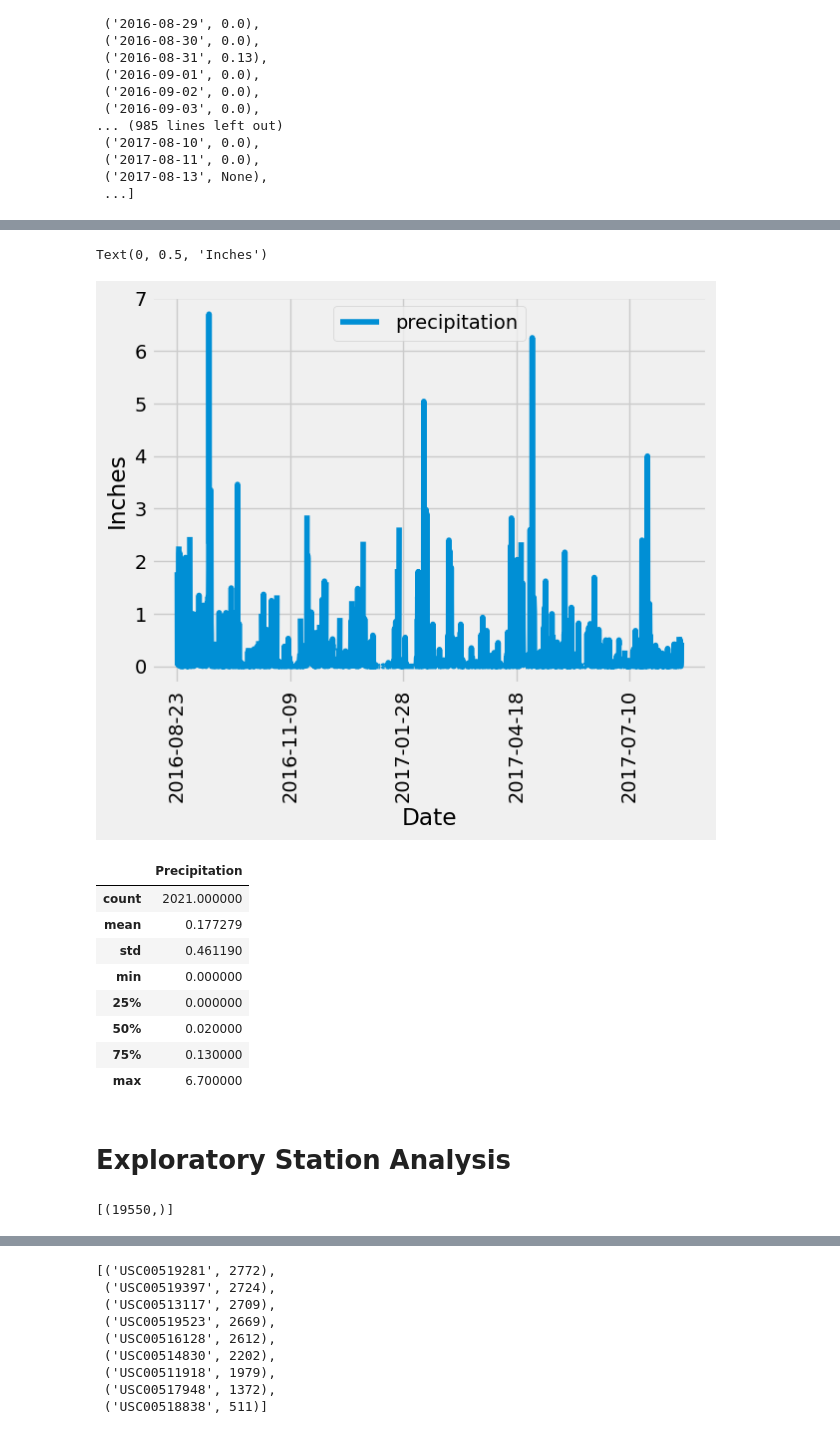
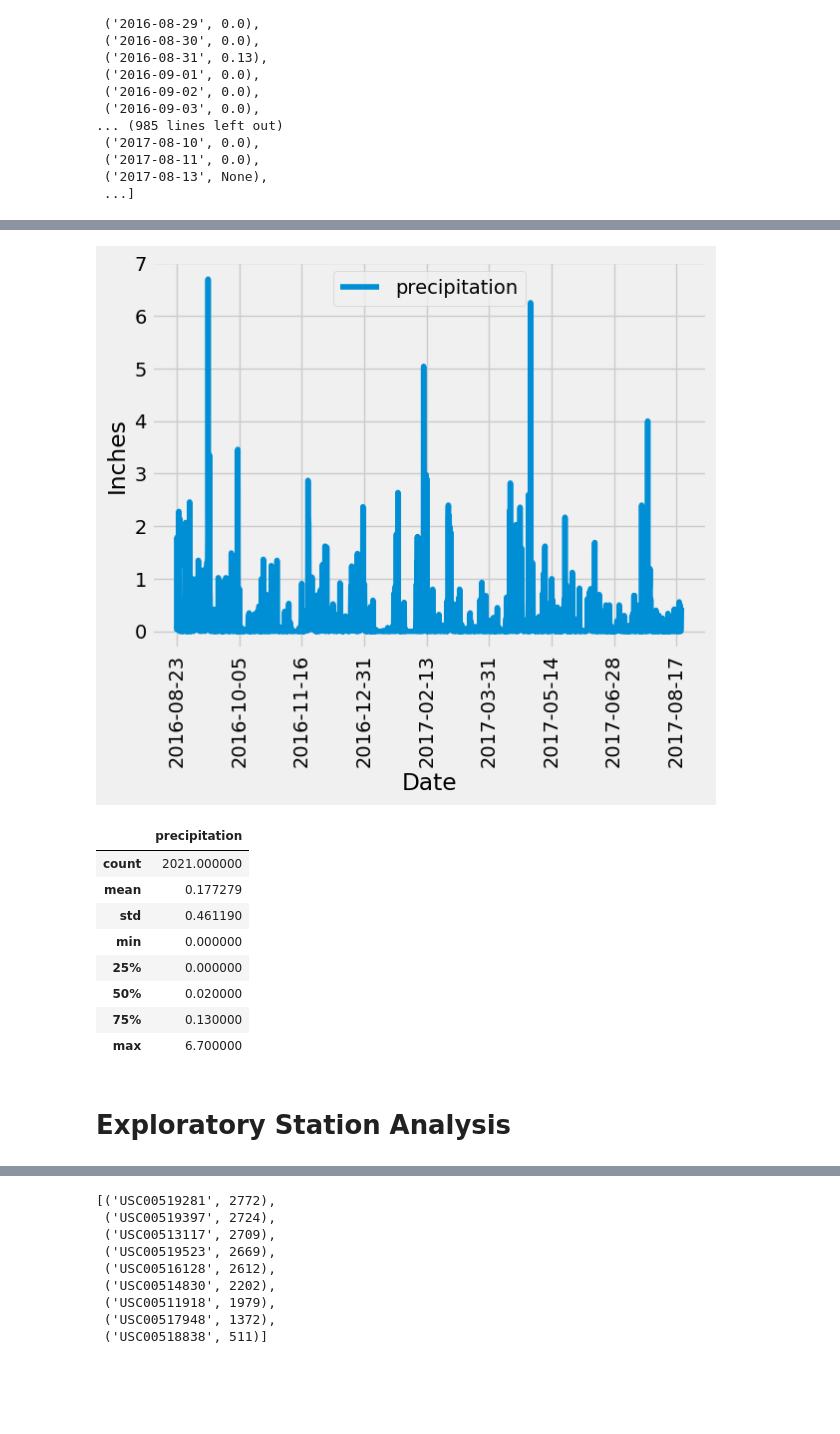
Before and after one commit to ZalakG/sqlalchemy-challenge, a Jupyter notebook: SurfUp/climate_starter.ipynb, the cells around one changed output, grey strips where cells are left out. Drawn from its saved outputs; the diff is of its cells as text; code cells hidden in the pictures; blank space fills up the shorter version.

Commit message:
Final changes to station analysis

```diff
--- a/SurfUp/climate_starter.ipynb
+++ b/SurfUp/climate_starter.ipynb
@@ -186,28 +178,37 @@ plt.show()
 # %%
 # Design a query to retrieve the last 12 months of precipitation data and plot the results.
 # Starting from the most recent data point in the database.
+most_recent_date = session.query(Measurement.date).order_by(Measurement.date.desc()).first()
+#most_recent_date
 
 # Calculate the date one year from the last date in data set.
-
+yearago_date = dt.date(2017,8,23) - dt.timedelta( days = 365)
 
 # Perform a query to retrieve the data and precipitation scores
-
+data_prcp_score = session.query(Measurement.date, Measurement.prcp).filter(Measurement.date >= yearago_date).all()
+#data_prcp_score
 
 # Save the query results as a Pandas DataFrame. Explicitly set the column names
+df = pd.DataFrame(data_prcp_score).set_index('date')
 
+# rename the column name
+df = df.rename(columns = {'prcp': 'precipitation'})
 
 # Sort the dataframe by date
-
+date_df = df.sort_values(by ='date').dropna()
 
 # Use Pandas Plotting with Matplotlib to plot the data
+date_df.plot(rot = 90, grid = True)
+plt.xlabel("Date")
+plt.ylabel("Inches")
+plt.show()
 # %% [output]
-Text(0, 0.5, 'Inches')
-[figure, old version]
+[figure, new version]
 # %%
 # Use Pandas to calculate the summary statistics for the precipitation data
 date_df.describe()
 # %% [output]
-|  | Precipitation |
+|  | precipitation |
 | count | 2021.000000 |
 | mean | 0.177279 |
 | std | 0.461190 |
@@ -218,8 +219,3 @@ date_df.describe()
 | max | 6.700000 |
 # %% [markdown]
 # Exploratory Station Analysis
-# %%
-station_count = session.query(func.count(Measurement.station)).all()
-station_count
-# %% [output]
-[(19550,)]
```
Also changed, not shown: parts of 11 cells of this notebook.
